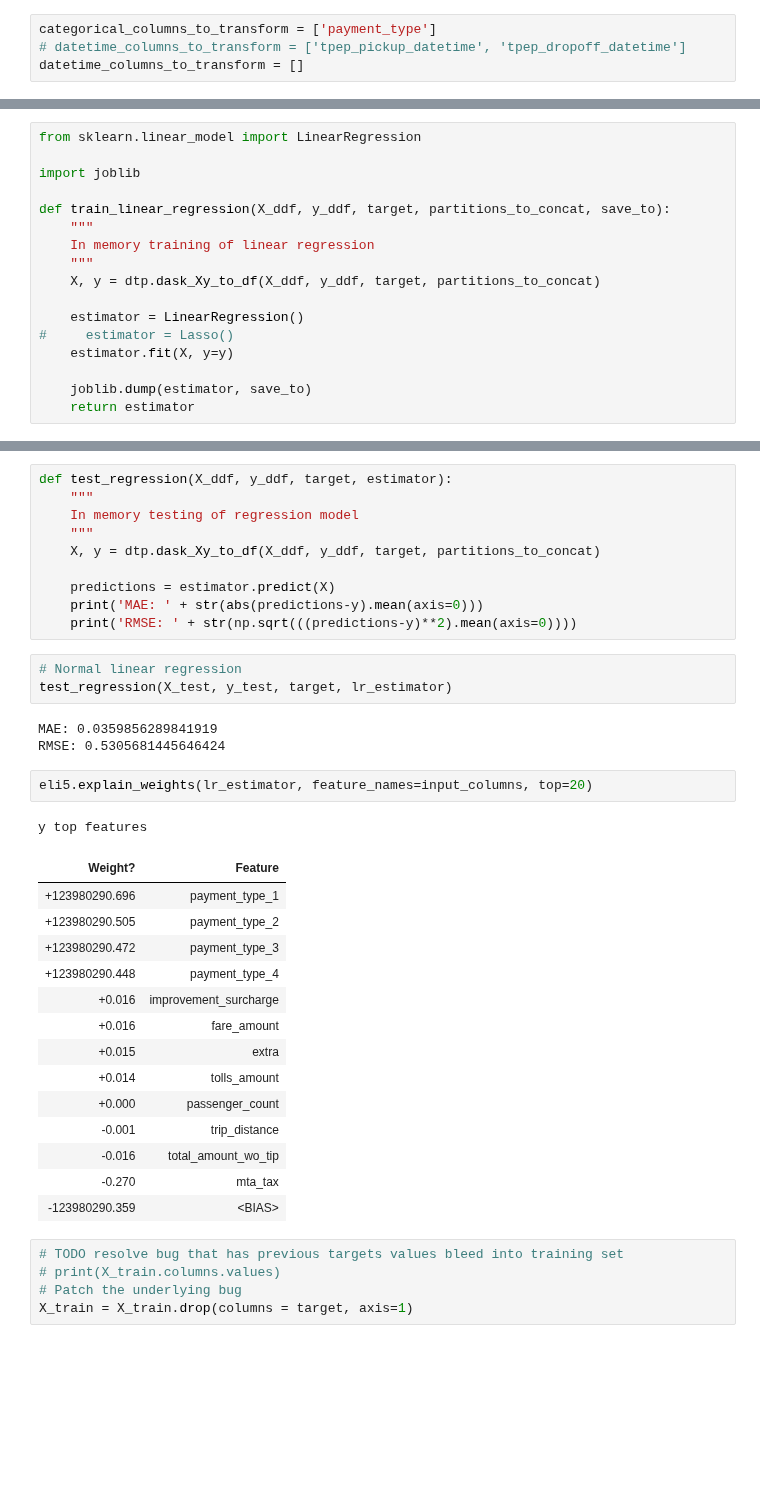
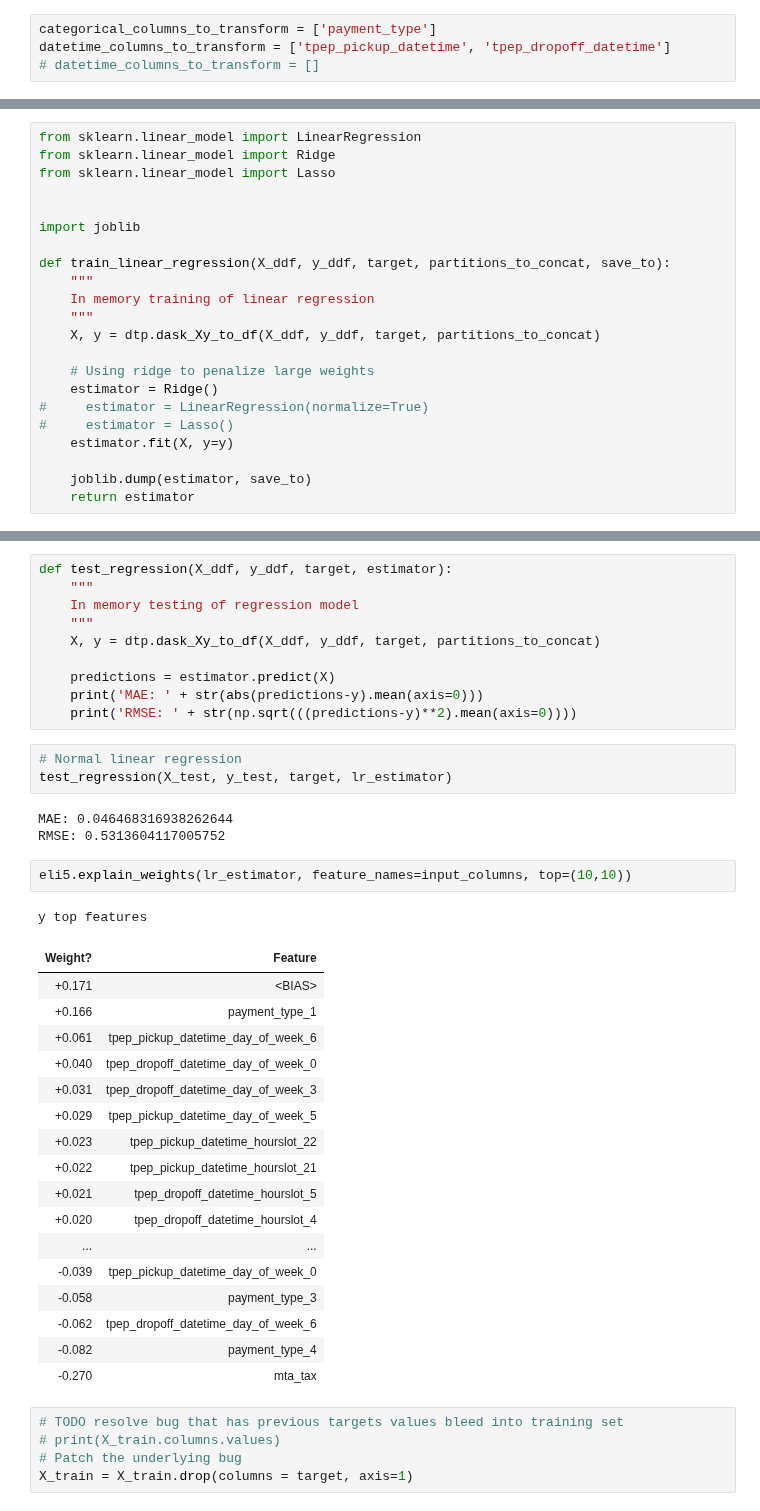
Before and after one commit to justinwhatley/interpretability_experiment, a Jupyter notebook: 2_lr_interpretability.ipynb, the cells around one changed output, grey strips where cells are left out. Cells and saved outputs as stored; diff of their text form; blank space fills up the shorter version.

Commit message:
Minor modifications. Patched a bug - will still need to sort out where it originates. Using ridge regression to penalize high weights

```diff
--- a/2_lr_interpretability.ipynb
+++ b/2_lr_interpretability.ipynb
@@ -59,8 +59,8 @@ X_test, y_test = dataset_manager.get_test_set()
 ### Additional Preprocessing Step
 # %%
 categorical_columns_to_transform = ['payment_type']
-# datetime_columns_to_transform = ['tpep_pickup_datetime', 'tpep_dropoff_datetime']
-datetime_columns_to_transform = []
+datetime_columns_to_transform = ['tpep_pickup_datetime', 'tpep_dropoff_datetime']
+# datetime_columns_to_transform = []
 # %%
 from dask_ml.preprocessing import OneHotEncoder
 encoder = OneHotEncoder(sparse=False)
@@ -95,6 +96,9 @@ partitions_to_concat = 20
 import src.preprocessing.dask_to_pandas as dtp
 # %%
 from sklearn.linear_model import LinearRegression
+from sklearn.linear_model import Ridge
+from sklearn.linear_model import Lasso
+
 
 import joblib
 
@@ -104,7 +108,9 @@ def train_linear_regression(X_ddf, y_ddf, target, partitions_to_concat, save_to)
     """
     X, y = dtp.dask_Xy_to_df(X_ddf, y_ddf, target, partitions_to_concat)
 
-    estimator = LinearRegression()
+    # Using ridge to penalize large weights
+    estimator = Ridge()
+#     estimator = LinearRegression(normalize=True)
 #     estimator = Lasso()
     estimator.fit(X, y=y)
 
@@ -132,26 +138,29 @@ def test_regression(X_ddf, y_ddf, target, estimator):
 # Normal linear regression
 test_regression(X_test, y_test, target, lr_estimator)
 # %% [output]
-MAE: 0.0359856289841919
-RMSE: 0.5305681445646424
+MAE: 0.046468316938262644
+RMSE: 0.5313604117005752
 # %%
-eli5.explain_weights(lr_estimator, feature_names=input_columns, top=20)
+eli5.explain_weights(lr_estimator, feature_names=input_columns, top=(10,10))
 # %% [output]
 y top features
 | Weight? | Feature |
-| +123980290.696 | payment_type_1 |
-| +123980290.505 | payment_type_2 |
-| +123980290.472 | payment_type_3 |
-| +123980290.448 | payment_type_4 |
-| +0.016 | improvement_surcharge |
-| +0.016 | fare_amount |
-| +0.015 | extra |
-| +0.014 | tolls_amount |
-| +0.000 | passenger_count |
-| -0.001 | trip_distance |
-| -0.016 | total_amount_wo_tip |
+| +0.171 | <BIAS> |
+| +0.166 | payment_type_1 |
+| +0.061 | tpep_pickup_datetime_day_of_week_6 |
+| +0.040 | tpep_dropoff_datetime_day_of_week_0 |
+| +0.031 | tpep_dropoff_datetime_day_of_week_3 |
+| +0.029 | tpep_pickup_datetime_day_of_week_5 |
+| +0.023 | tpep_pickup_datetime_hourslot_22 |
+| +0.022 | tpep_pickup_datetime_hourslot_21 |
+| +0.021 | tpep_dropoff_datetime_hourslot_5 |
+| +0.020 | tpep_dropoff_datetime_hourslot_4 |
+| ... | ... |
+| -0.039 | tpep_pickup_datetime_day_of_week_0 |
+| -0.058 | payment_type_3 |
+| -0.062 | tpep_dropoff_datetime_day_of_week_6 |
+| -0.082 | payment_type_4 |
 | -0.270 | mta_tax |
-| -123980290.359 | <BIAS> |
 # %%
 # TODO resolve bug that has previous targets values bleed into training set
 # print(X_train.columns.values)
```
Also changed, not shown: parts of 6 cells of this notebook.
